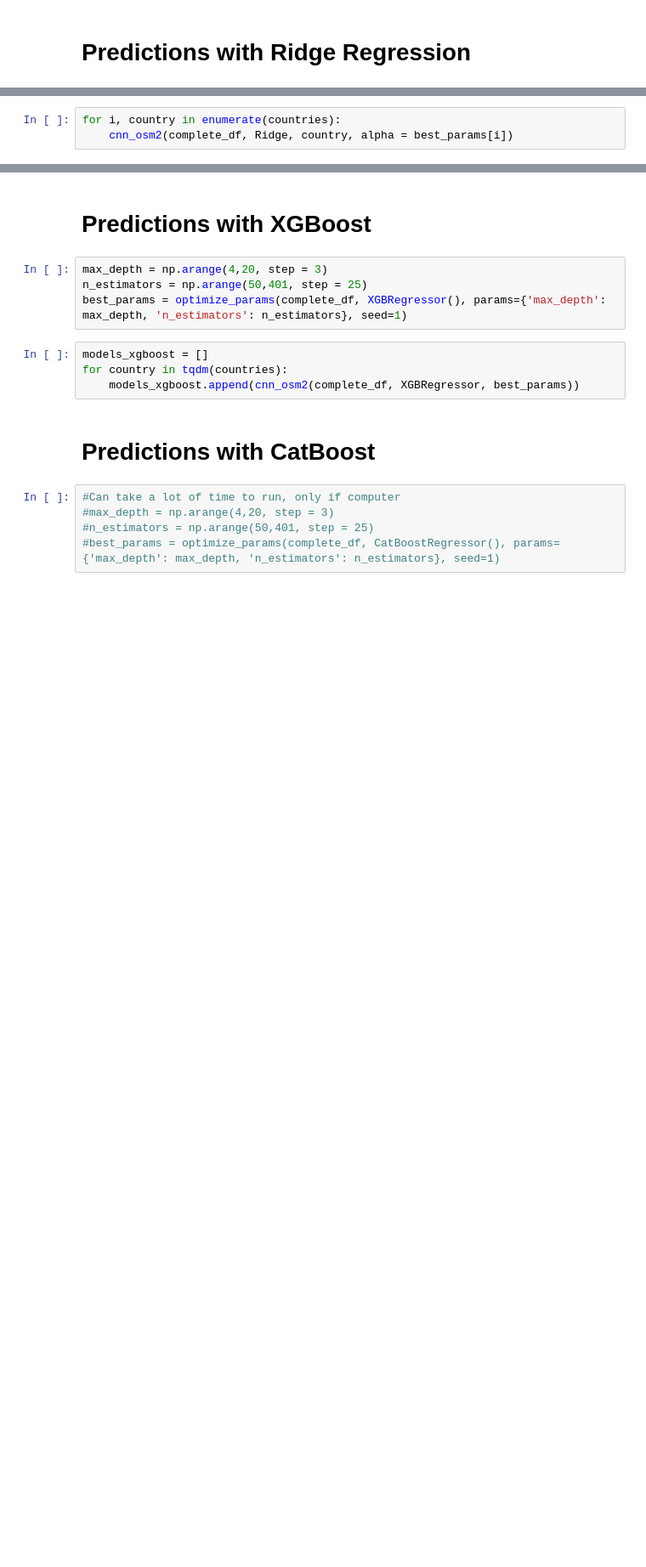
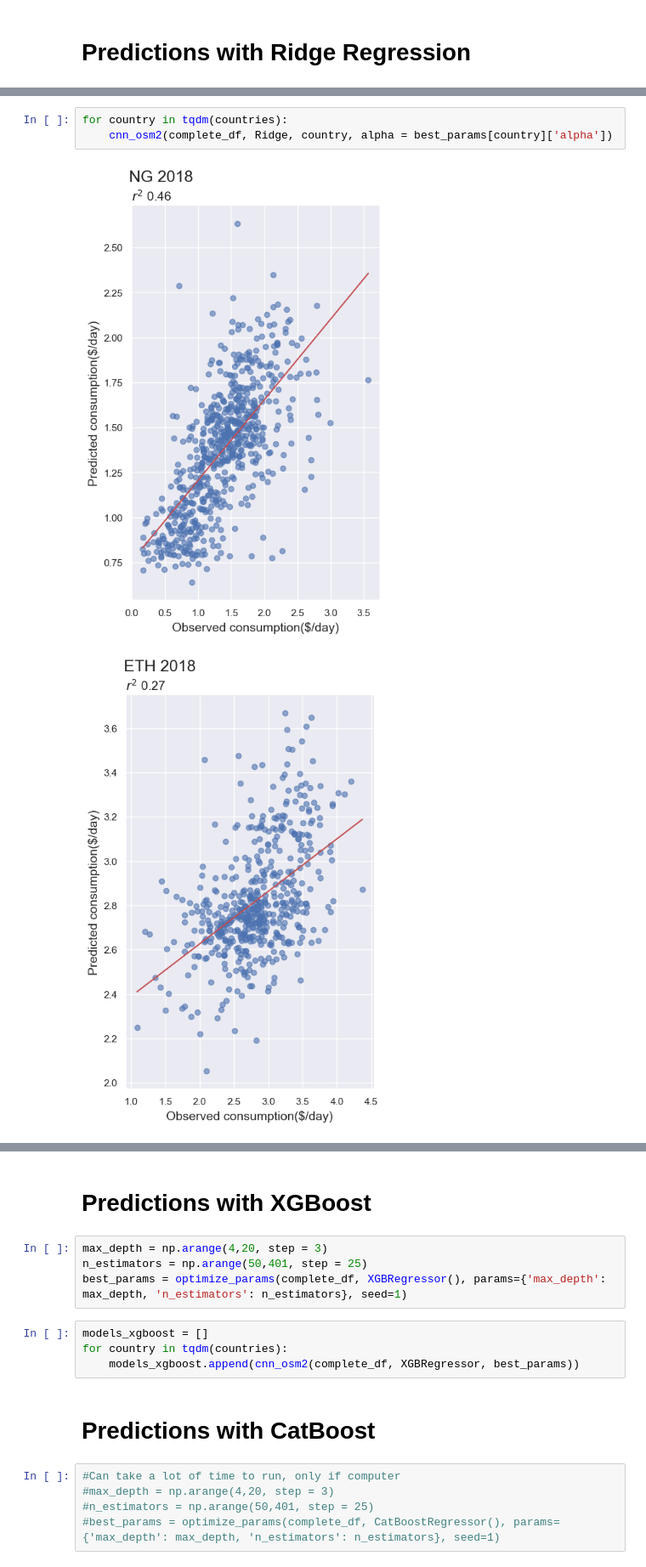
Before and after one commit to CS-433/ml-project-2-xgradingboosting, a Jupyter notebook: src/2_evaluation/0_recent_surveys.ipynb, the cells around one changed output, grey strips where cells are left out. Shown at 85% size. Drawn from its saved outputs; the diff is of its cells as text; blank space fills up the shorter version.

```diff
--- a/src/2_evaluation/0_recent_surveys.ipynb
+++ b/src/2_evaluation/0_recent_surveys.ipynb
@@ -108,3 +107,6 @@ print(best_params)
 # %%
-for i, country in enumerate(countries):
-    cnn_osm2(complete_df, Ridge, country, alpha = best_params[i])
+for country in tqdm(countries):
+    cnn_osm2(complete_df, Ridge, country, alpha = best_params[country]['alpha'])
+# %% [output]
+[figure, added]
+[figure, added]
```
Also changed, not shown: parts of 5 cells of this notebook.
